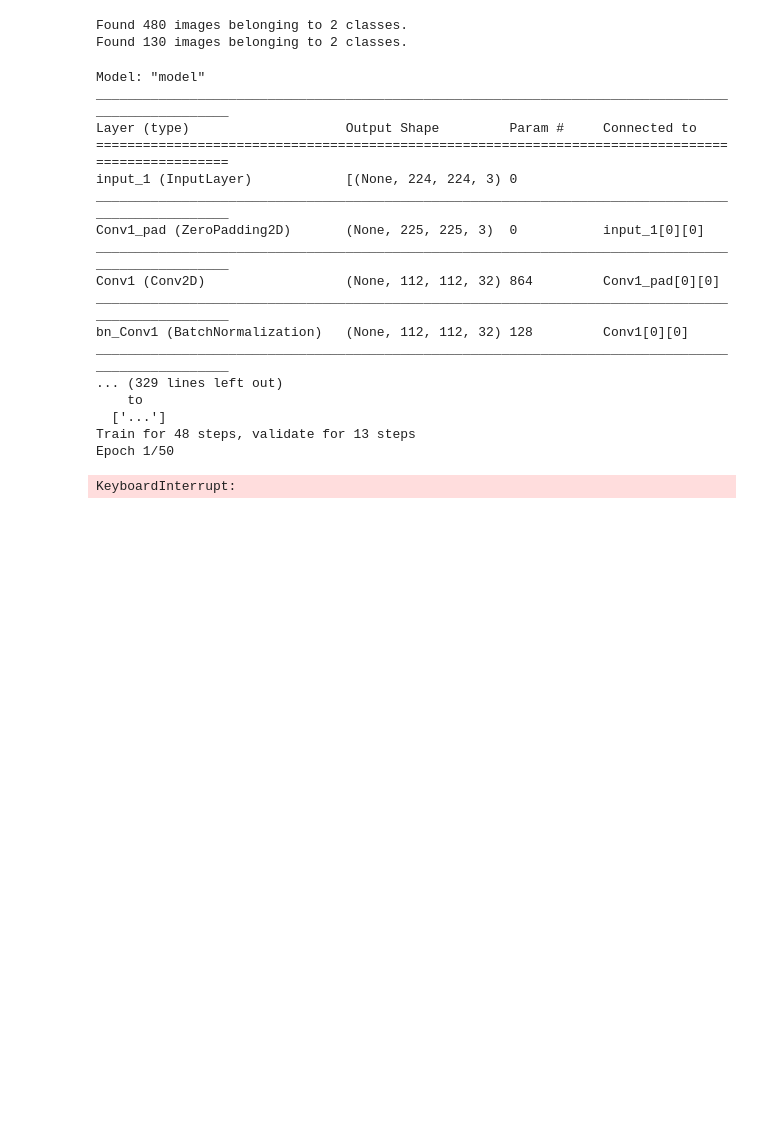
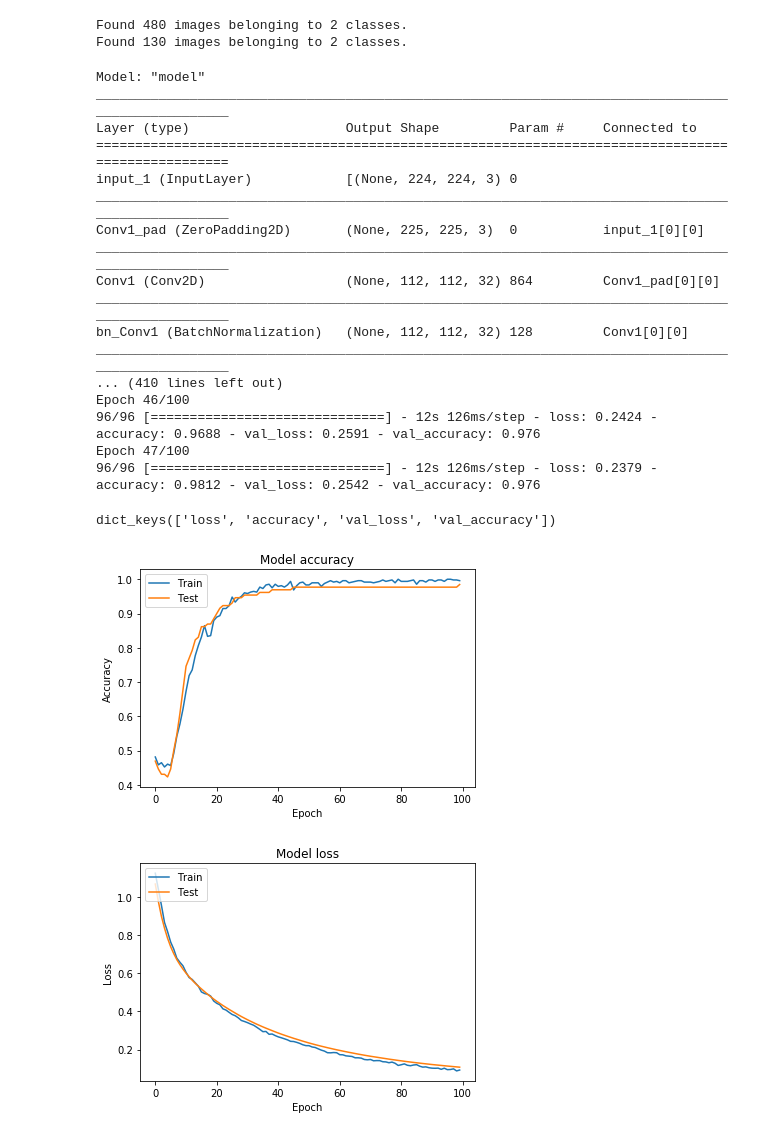
Before and after one commit to makosenkov/classification, a Jupyter notebook: convnets/transfer-learning/mobilenetV2/2class/fc_tune_mobileV2_2class.ipynb, the cells around one changed output. Saved outputs shown, nothing was run; the diff lists cells and outputs as text; code cells hidden in the pictures; blank space fills up the shorter version.

```diff
--- a/convnets/transfer-learning/mobilenetV2/2class/fc_tune_mobileV2_2class.ipynb
+++ b/convnets/transfer-learning/mobilenetV2/2class/fc_tune_mobileV2_2class.ipynb
@@ -10,17 +10,16 @@ from convnets.utilities import utils
 # %%
 # dimensions of our images.
 img_width, img_height = 224, 224
-train_data_dir = '/home/mksnkv/Documents/classification/snils_2class_divided_clean/train'
-validation_data_dir = '/home/mksnkv/Documents/classification/snils_2class_divided_clean/validation'
+train_data_dir = '../../../../data/passport_2class_divided_clean/train'
+validation_data_dir = '../../../../data/passport_2class_divided_clean/validation'
 
-weights_path = '/home/mksnkv/models/top_tuned/imagenetV2/weights_snils.h5'
-weights_path_mcp = '/home/mksnkv/models/top_tuned/imagenetV2/snils_model_mcp.h5'
-structure_path = '/home/mksnkv/models/top_tuned/imagenetV2/structure_snils.json'
+# weights_path = '/home/mksnkv/models/top_tuned/imagenetV2/weights_snils.h5'
+weights_path_mcp = '../../../../data/weights/mobilenet/fc_mobilenet_passport.h5'
+# structure_path = '/home/mksnkv/models/top_tuned/imagenetV2/structure_snils.json'
 nb_train_samples = 480
 nb_validation_samples = 130
-nb_evaluation_samples = 560
-epochs = 50
-batch_size = 10
+epochs = 100
+batch_size = 5
 # %%
 def train_model():
         # build the MobileNetV2 network
@@ -31,14 +30,15 @@ def train_model():
     head_model = GlobalAveragePooling2D()(head_model)
     head_model = Dense(1, activation='sigmoid')(head_model)
     model = Model(inputs= base_model.input, outputs= head_model)
-
-    for layer in base_model.layers[:142]:
+    for layer in base_model.layers:
         layer.trainable = False
+    # for layer in base_model.layers[:142]:
+    #     layer.trainable = False
     model.summary()
 
     opt = Adam(learning_rate=1e-5)
     model.compile(optimizer=opt,
-                  loss='binary_crossentropy', metrics=['binary_accuracy'])
+                  loss='binary_crossentropy', metrics=['accuracy'])
 #     earlyStopping = EarlyStopping(monitor='val_loss', patience=10, verbose=0, mode='min')
 #     reduce_lr_acc = ReduceLROnPlateau(monitor='val_loss', factor=0.1, patience=3, verbose=1, min_delta=1e-4, mode='max')
     mcp_save = ModelCheckpoint(weights_path_mcp, save_best_only=True, monitor='val_loss', mode='min')
@@ -75,14 +75,17 @@ Conv1 (Conv2D)                  (None, 112, 112, 32) 864         Conv1_pad[0][0]
 __________________________________________________________________________________________________
 bn_Conv1 (BatchNormalization)   (None, 112, 112, 32) 128         Conv1[0][0]
 __________________________________________________________________________________________________
-... (329 lines left out)
-    to
-  ['...']
-Train for 48 steps, validate for 13 steps
-Epoch 1/50
+... (410 lines left out)
+Epoch 46/100
+96/96 [==============================] - 12s 126ms/step - loss: 0.2424 - accuracy: 0.9688 - val_loss: 0.2591 - val_accuracy: 0.976
+Epoch 47/100
+96/96 [==============================] - 12s 126ms/step - loss: 0.2379 - accuracy: 0.9812 - val_loss: 0.2542 - val_accuracy: 0.976
-KeyboardInterrupt:
 # %%
-utils.plot(history)
-model.save('/home/mksnkv/models/top_tuned/imagenetV2/whole_model_passport.h5')
-model.save_weights(weights_path)
-utils.save_model_structure_to_json(structure_path, model)
+utils_nets.plot(history)
+# model.save('/home/mksnkv/models/top_tuned/imagenetV2/whole_model_passport.h5')
+# model.save_weights(weights_path)
+# utils.save_model_structure_to_json(structure_path, model)
+# %% [output]
+dict_keys(['loss', 'accuracy', 'val_loss', 'val_accuracy'])
+[figure, added]
+[figure, added]
```
Also changed, not shown: parts of 5 cells of this notebook, 12 other files.
